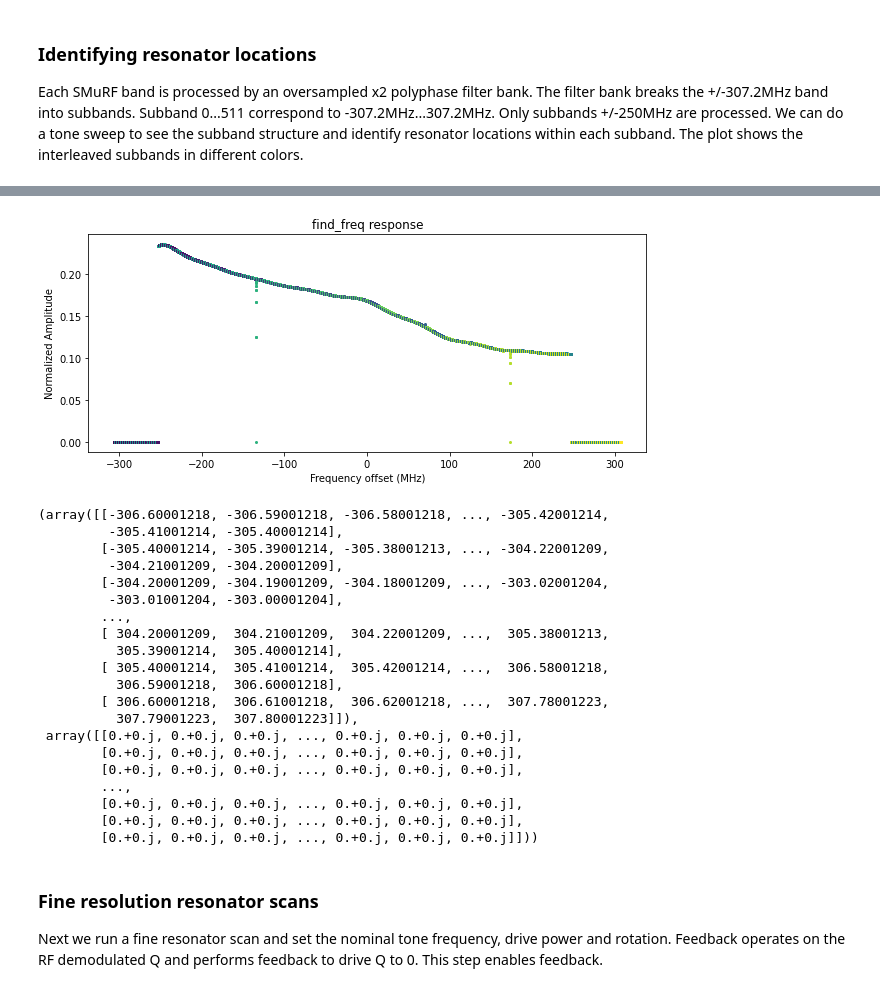
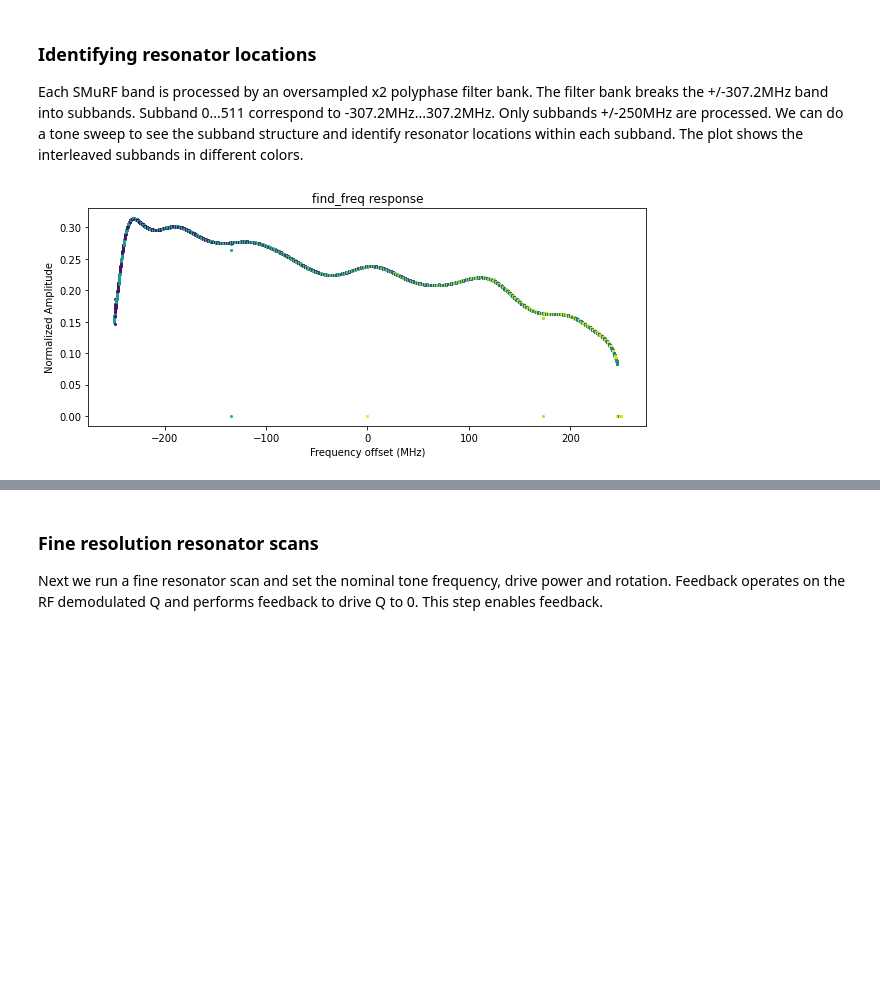
Before and after one commit to slaclab/pysmurf, a Jupyter notebook: scratch/mdewart/intro_to_smurf.ipynb, the cells around one changed output, grey strips where cells are left out. Drawn from its saved outputs; the diff is of its cells as text; code cells hidden in the pictures; blank space fills up the shorter version.

```diff
--- a/scratch/mdewart/intro_to_smurf.ipynb
+++ b/scratch/mdewart/intro_to_smurf.ipynb
@@ -120,5 +127,6 @@ Here we can see the two interleaving spurs.
 
 Each SMuRF band is processed by an oversampled x2 polyphase filter bank.  The filter bank breaks the +/-307.2MHz band into subbands.  Subband 0...511 correspond to -307.2MHz...307.2MHz.  Only subbands +/-250MHz are processed.  We can do a tone sweep to see the subband structure and identify resonator locations within each subband.  The plot shows the interleaved subbands in different colors.
 # %%
-S.find_freq(band=0, subband=d=range(512), tone_power=10, make_plot=True, show_plot=True)
+S.find_freq(band=0, start_freq=-250, stop_freq=250, tone_power=10, make_plot=True, show_plot=True)
 # %% [output]
+[figure, new version]
@@ -142,24 +147,3 @@ S.find_freq(band=0, subband=d=range(512), tone_power=10, make_plot=True, show_pl
-[figure, old version]
-(array([[-306.60001218, -306.59001218, -306.58001218, ..., -305.42001214,
-         -305.41001214, -305.40001214],
-        [-305.40001214, -305.39001214, -305.38001213, ..., -304.22001209,
-         -304.21001209, -304.20001209],
-        [-304.20001209, -304.19001209, -304.18001209, ..., -303.02001204,
-         -303.01001204, -303.00001204],
-        ...,
-        [ 304.20001209,  304.21001209,  304.22001209, ...,  305.38001213,
-          305.39001214,  305.40001214],
-        [ 305.40001214,  305.41001214,  305.42001214, ...,  306.58001218,
-          306.59001218,  306.60001218],
-        [ 306.60001218,  306.61001218,  306.62001218, ...,  307.78001223,
-          307.79001223,  307.80001223]]),
- array([[0.+0.j, 0.+0.j, 0.+0.j, ..., 0.+0.j, 0.+0.j, 0.+0.j],
-        [0.+0.j, 0.+0.j, 0.+0.j, ..., 0.+0.j, 0.+0.j, 0.+0.j],
-        [0.+0.j, 0.+0.j, 0.+0.j, ..., 0.+0.j, 0.+0.j, 0.+0.j],
-        ...,
-        [0.+0.j, 0.+0.j, 0.+0.j, ..., 0.+0.j, 0.+0.j, 0.+0.j],
-        [0.+0.j, 0.+0.j, 0.+0.j, ..., 0.+0.j, 0.+0.j, 0.+0.j],
-        [0.+0.j, 0.+0.j, 0.+0.j, ..., 0.+0.j, 0.+0.j, 0.+0.j]]))
 # %% [markdown]
 ### Fine resolution resonator scans
 Next we run a fine resonator scan and set the nominal tone frequency, drive power and rotation.  Feedback operates on the RF demodulated Q and performs feedback to drive Q to 0.  This step enables feedback.
```
Also changed, not shown: parts of 8 cells of this notebook.
